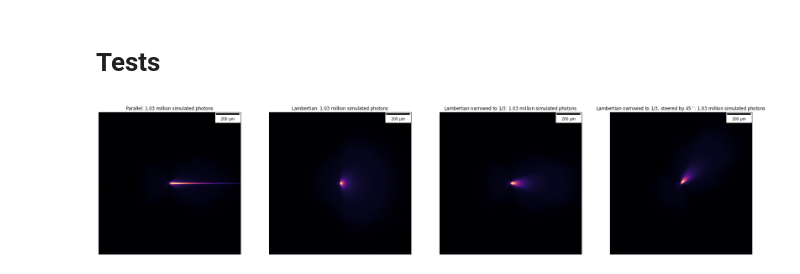
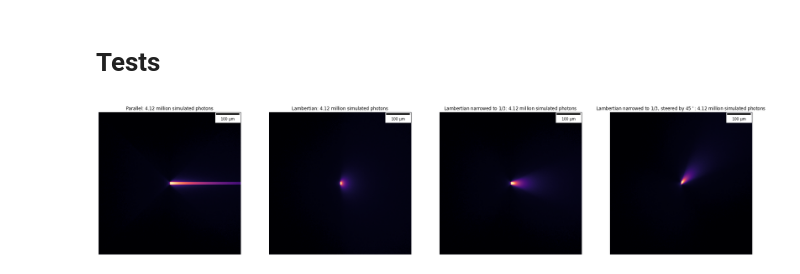
Before and after one commit to datajoint-company/neurophotonics, a Jupyter notebook: notebooks/LightSimulation.ipynb, the cells around one changed output. Cells and saved outputs as stored; diff of their text form; code cells hidden in the pictures.

```diff
--- a/notebooks/LightSimulation.ipynb
+++ b/notebooks/LightSimulation.ipynb
@@ -7,7 +14,7 @@ import tqdm
 # %%
 class Space:
 
-    def __init__(self, pitch=2, dims=(600, 600, 600), emission_spread="lambertian",
+    def __init__(self, pitch=1, dims=(600, 600, 600), emission_spread="lambertian",
                  anisotropy=0.88, absorption_length=14300, scatter_length=100,
                  beam_compression=1.0, beam_xy_aspect=1.0, y_steer=0.0, emitter_size=(10,10)):
         # irradiation field grid
@@ -131,23 +138,23 @@ class Space:
 # %%
 fig, ax = plt.subplots(1, 4, figsize=(32, 9))
 
 display_gamma = 0.5
-iterations = 500
+iterations = 2000
 
 space = Space(emission_spread="parallel")
 space.run(iterations)
 space.plot(ax[0], "Parallel", gamma=display_gamma)
 
 space = Space()
 space.run(iterations)
 space.plot(ax[1], "Lambertian", gamma=display_gamma)
 
 space = Space(beam_compression=1/3)
 space.run(iterations)
 space.plot(ax[2], "Lambertian narrowed to $1/3$", gamma=display_gamma)
 
 space = Space(beam_compression=1/3, y_steer=-np.pi/4)
 space.run(iterations)
 space.plot(ax[3], "Lambertian narrowed to $1/3$, steered by $45^\circ$", gamma=display_gamma)
 # %% [output]
-[figure, old version]
+[figure, new version]
```
Also changed, not shown: parts of 1 cell of this notebook.
